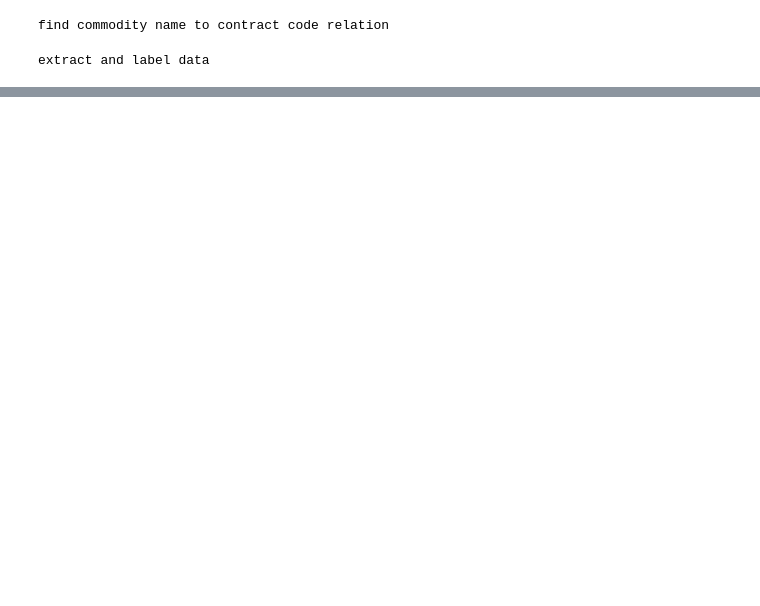
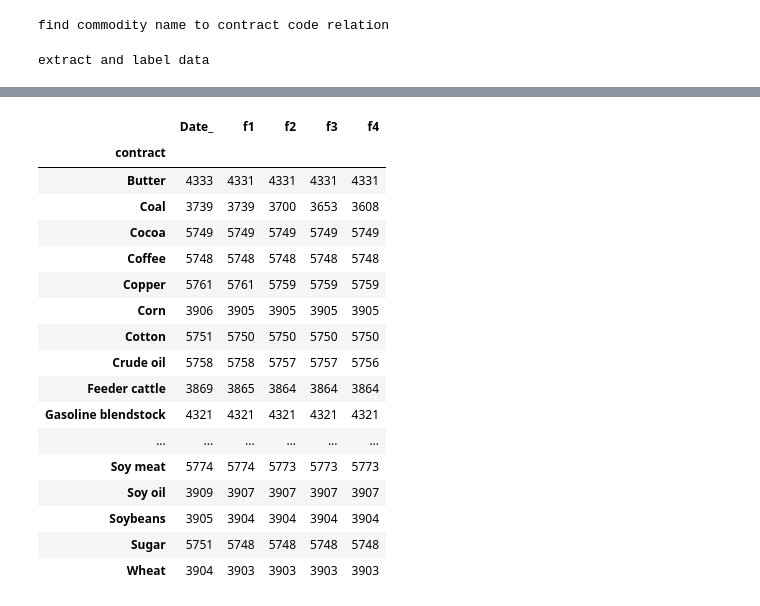
Before and after one commit to quantnoob/TSA_trading_strategy, a Jupyter notebook: data_processing.ipynb, the cells around one changed output, grey strips where cells are left out. Drawn from its saved outputs; the diff is of its cells as text; code cells hidden in the pictures; blank space fills up the shorter version.

```diff
--- a/data_processing.ipynb
+++ b/data_processing.ipynb
@@ -150,0 +140,37 @@ copper.sort_values(['Date_','LastTrdDate']).head(100)
+# %%
+def process_date(data):
+    """Produce F1 F2 F3 F4 according to minimum time period requirement
+    """
+    df = data.copy()
+    df['ttm'] = df.LastTrdDate.astype('datetime64[ns]') - df.Date_.astype('datetime64[ns]')
+    df = df[df['ttm'] > pd.Timedelta('60 days')] # Select only contracts with more than 60 days to expiry
+    df.sort_values(['Date_','ttm'], inplace=True)
+
+    columns = ['f1','f2','f3','f4']
+    results = df.reset_index(drop=True).groupby('Date_').apply(lambda s:s.iloc[:4])
+    dfOutput = pd.DataFrame(index=results.index.get_level_values(0).drop_duplicates(), columns=columns)
+    dfOutput = dfOutput.apply(lambda s: results.loc[s.name]['Settlement'].values, axis=1)
+    dfOutput = pd.DataFrame(dfOutput.values.tolist(), index=dfOutput.index, columns=columns)
+
+    return dfOutput
+# %%
+def final_result(data_selected):
+    """
+    Produce final result
+    """
+    all_contracts = data_selected['Commodity_Type'].drop_duplicates().values
+    results = pd.DataFrame()
+
+    for contract in all_contracts:
+        dfSelected = data_selected[data_selected['Commodity_Type']==contract]
+        dfTemp = process_date(dfSelected)
+        dfTemp['contract'] = contract
+
+        dfTemp.set_index('contract', append=True, inplace=True)
+        dfTemp = dfTemp.reorder_levels(['contract', 'Date_'])
+
+        if results.empty:
+            results = dfTemp
+        else:
+            results = pd.concat([results, dfTemp])
+    return results
@@ -150,0 +193,3 @@ copper.sort_values(['Date_','LastTrdDate']).head(100)
+# %%
+# it takes about 2 minutes
+contract_price = final_result(data_selected)
@@ -150,0 +206,21 @@ copper.sort_values(['Date_','LastTrdDate']).head(100)
+# %%
+contract_price.reset_index().groupby('contract').count()
+# %% [output]
+|  | Date_ | f1 | f2 | f3 | f4 |
+| contract |  |  |  |  |  |
+| Butter | 4333 | 4331 | 4331 | 4331 | 4331 |
+| Coal | 3739 | 3739 | 3700 | 3653 | 3608 |
+| Cocoa | 5749 | 5749 | 5749 | 5749 | 5749 |
+| Coffee | 5748 | 5748 | 5748 | 5748 | 5748 |
+| Copper | 5761 | 5761 | 5759 | 5759 | 5759 |
+| Corn | 3906 | 3905 | 3905 | 3905 | 3905 |
+| Cotton | 5751 | 5750 | 5750 | 5750 | 5750 |
+| Crude oil | 5758 | 5758 | 5757 | 5757 | 5756 |
+| Feeder cattle | 3869 | 3865 | 3864 | 3864 | 3864 |
+| Gasoline blendstock | 4321 | 4321 | 4321 | 4321 | 4321 |
+| ... | ... | ... | ... | ... | ... |
+| Soy meat | 5774 | 5774 | 5773 | 5773 | 5773 |
+| Soy oil | 3909 | 3907 | 3907 | 3907 | 3907 |
+| Soybeans | 3905 | 3904 | 3904 | 3904 | 3904 |
+| Sugar | 5751 | 5748 | 5748 | 5748 | 5748 |
+| Wheat | 3904 | 3903 | 3903 | 3903 | 3903 |
```
Also changed, not shown: parts of 12 cells of this notebook.
